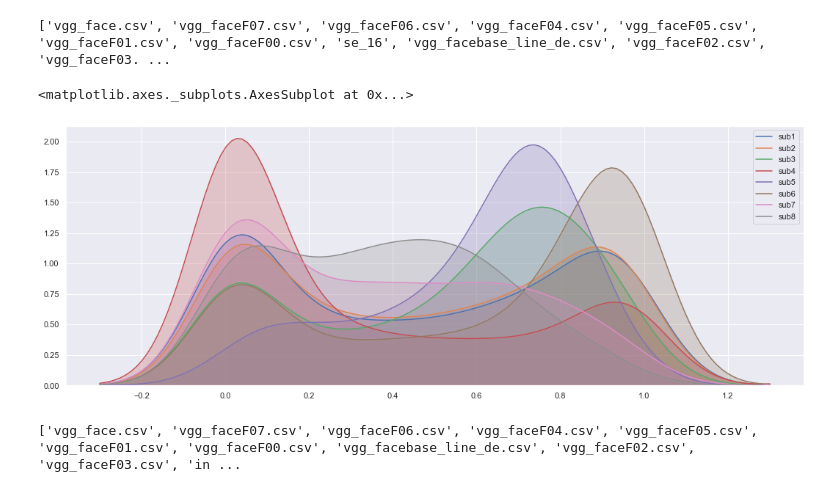
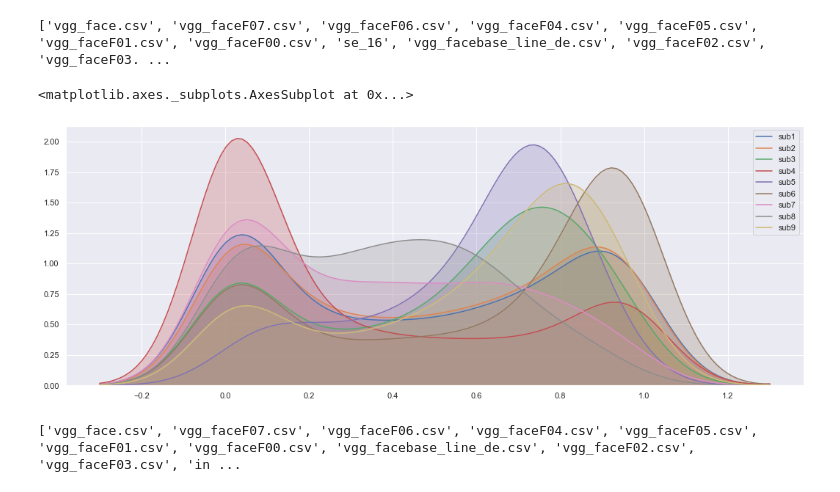
Before and after one commit to chengxiaoy/cxy, a Jupyter notebook: face.ipynb, the cells around one changed output. Drawn from its saved outputs; the diff is of its cells as text; code cells hidden in the pictures.

```diff
--- a/face.ipynb
+++ b/face.ipynb
@@ -21,18 +21,20 @@ sub5 = pd.read_csv('./input/sub_detect_kinship.csv')
 sub6 = pd.read_csv('./input/vgg_facebase_line_de.csv')
 sub7 = pd.read_csv('vgg_facedp0_1.csv')
 sub8 = pd.read_csv('submission4.csv')
+sub9 = pd.read_csv('submissionde.csv')
 temp = pd.read_csv('./input/vgg_face (1).csv')
 # %%
 sns.set(rc={'figure.figsize':(18,6.5)})
 sns.kdeplot(sub1['is_related'], label="sub1",shade=True,bw=.1)
 sns.kdeplot(sub2['is_related'], label="sub2",shade=True,bw=.1)
 sns.kdeplot(sub3['is_related'], label="sub3",shade=True,bw=.1)
 sns.kdeplot(sub4['is_related'], label="sub4",shade=True,bw=.1)
 sns.kdeplot(sub5['is_related'], label="sub5",shade=True,bw=.1)
 sns.kdeplot(sub6['is_related'], label="sub6",shade=True,bw=.1)
 sns.kdeplot(sub7['is_related'], label="sub7",shade=True,bw=.1)
 sns.kdeplot(sub8['is_related'], label="sub8",shade=True,bw=.1)
+sns.kdeplot(sub9['is_related'], label="sub9",shade=True,bw=.1)
 # %% [output]
 <matplotlib.axes._subplots.AxesSubplot at 0x...>
-[figure, old version]
+[figure, new version]
 # %%
```
Also changed, not shown: parts of 4 cells of this notebook.
